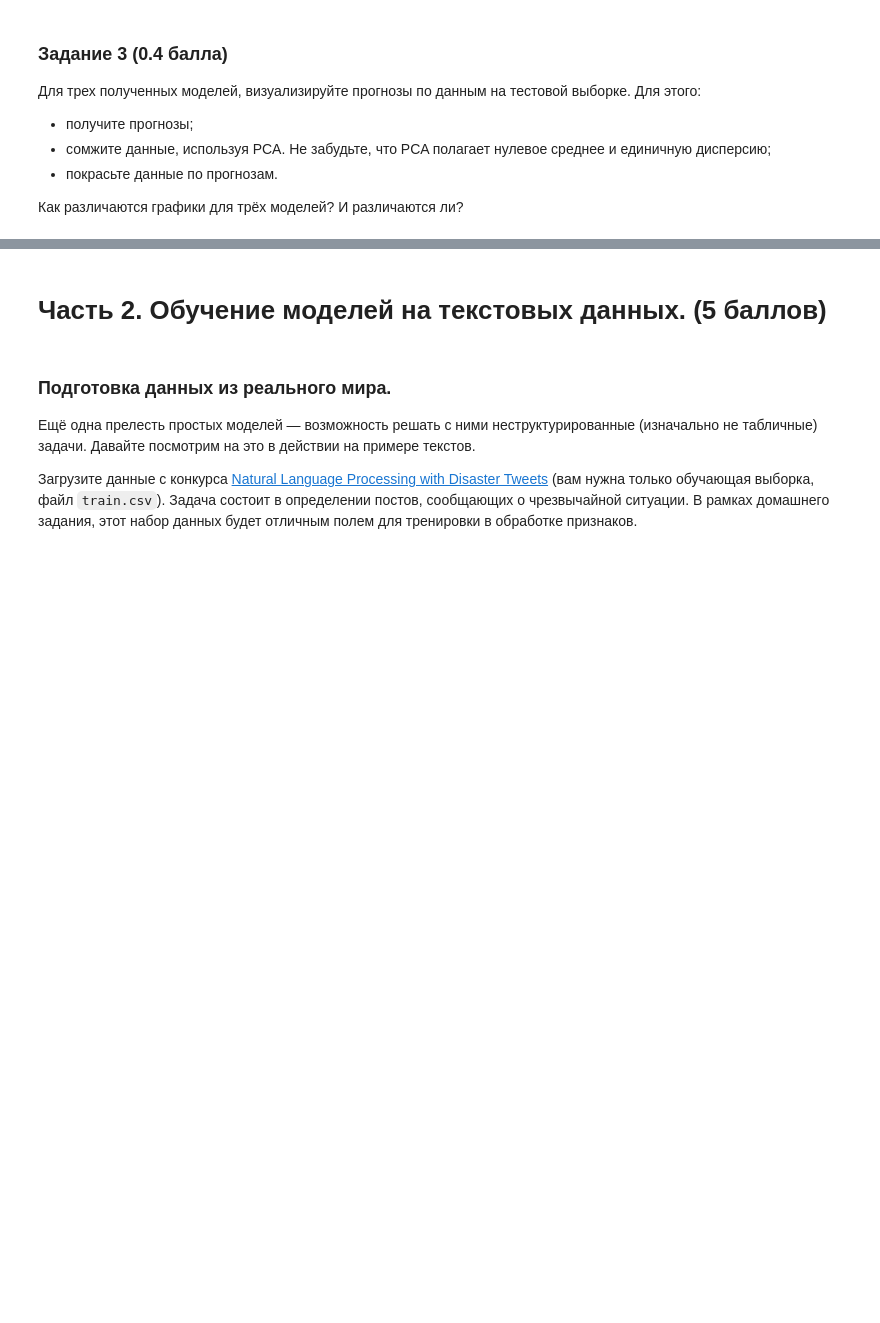
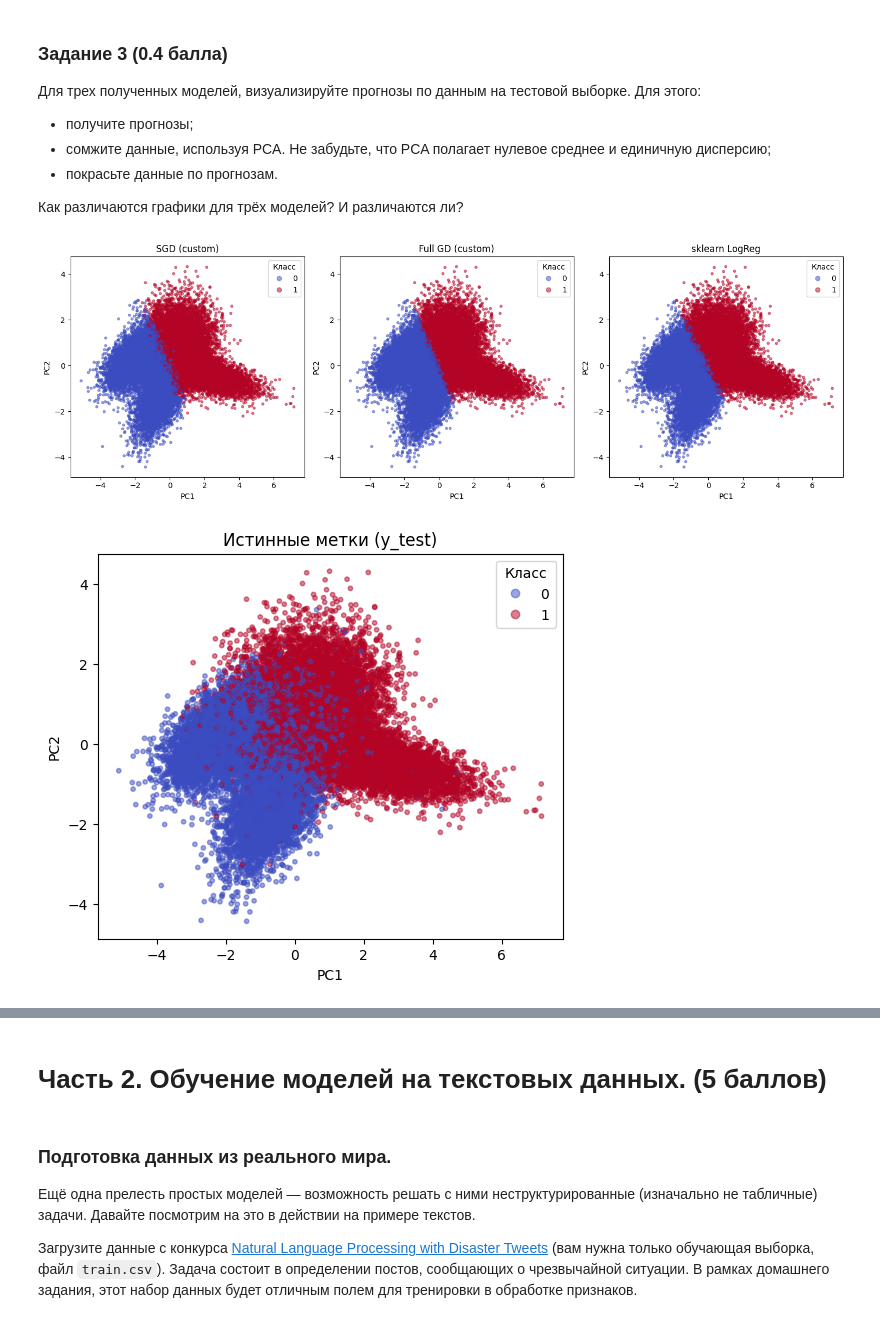
Before and after one commit to yemtsovaanna-alt/HW3CB, a Jupyter notebook: HW3.ipynb, the cells around one changed output, grey strips where cells are left out. Saved outputs shown, nothing was run; the diff lists cells and outputs as text; code cells hidden in the pictures; blank space fills up the shorter version.

```diff
--- a/HW3.ipynb
+++ b/HW3.ipynb
@@ -291,3 +390,69 @@ plt.show()
 - покрасьте данные по прогнозам.
 
 Как различаются графики для трёх моделей? И различаются ли?
+# %%
+# Применяем PCA для визуализации (данные уже стандартизированы)
+pca = PCA(n_components=2)
+X_test_pca = pca.fit_transform(X_test)
+
+# Получаем прогнозы от всех моделей
+predictions = {
+    'SGD (custom)': lr_sgd.predict(X_test),
+    'Full GD (custom)': lr_full.predict(X_test),
+    'sklearn LogReg': lr_sklearn.predict(X_test)
+}
+
+# Визуализация
+fig, axes = plt.subplots(1, 3, figsize=(15, 5))
+
+for ax, (name, y_pred) in zip(axes, predictions.items()):
+    scatter = ax.scatter(X_test_pca[:, 0], X_test_pca[:, 1],
+                         c=y_pred, cmap='coolwarm', alpha=0.5, s=10)
+    ax.set_xlabel('PC1')
+    ax.set_ylabel('PC2')
+    ax.set_title(f'{name}')
+    ax.legend(*scatter.legend_elements(), title='Класс')
+
+plt.tight_layout()
+plt.show()
+
+# Сравнение с истинными метками
+fig, ax = plt.subplots(figsize=(6, 5))
+scatter = ax.scatter(X_test_pca[:, 0], X_test_pca[:, 1],
+                     c=y_test, cmap='coolwarm', alpha=0.5, s=10)
+ax.set_xlabel('PC1')
+ax.set_ylabel('PC2')
+ax.set_title('Истинные метки (y_test)')
+ax.legend(*scatter.legend_elements(), title='Класс')
+plt.show()
+
+# Подсчет различий между моделями
+print("=" * 50)
+print("Совпадение прогнозов между моделями:")
+print("=" * 50)
+print(f"SGD vs Full GD:     {(predictions['SGD (custom)'] == predictions['Full GD (custom)']).mean():.4f}")
+print(f"SGD vs sklearn:     {(predictions['SGD (custom)'] == predictions['sklearn LogReg']).mean():.4f}")
+print(f"Full GD vs sklearn: {(predictions['Full GD (custom)'] == predictions['sklearn LogReg']).mean():.4f}")
+
+print("\n" + "=" * 50)
+print("ВЫВОД:")
+print("=" * 50)
+print("""
+Графики практически не различаются. Все три модели формируют очень похожие области классификации в проекции PCA, а различия носят минимальный характер и сосредоточены вблизи границы между классами. Так, визуально границы решений у моделей отличаются: у SGD граница более размытая, у Full GD — наиболее четкая и стабильная, а у sklearn LogisticRegression — промежуточная, что связано с использованием L-BFGS и L2-регуляризации. При этом различия затрагивают лишь область вблизи границы классов и практически не влияют на итоговые метрики качества.
+
+Причины схожести:
+-Все три модели — линейные классификаторы.
+-Задача выпуклая, и при достаточном числе итераций GD и SGD сходятся к близкому минимуму.
+-Данные синтетические и хорошо структурированы, поэтому нет сложной нелинейной границы.
+-PCA — это 2D-проекция, которая может сглаживать небольшие различия, существующие в исходном пространстве.
+
+Небольшие различия могут быть вызваны из-за:
+-стохастичности SGD (обновления по одному объекту);
+-разных критериев остановки;
+-наличия L2-регуляризации в sklearn;
+-различия в оптимизаторе (L-BFGS vs GD/SGD).
+
+""")
+# %% [output]
+[figure, added]
+[figure, added]
```
Also changed, not shown: parts of 3 cells of this notebook.
